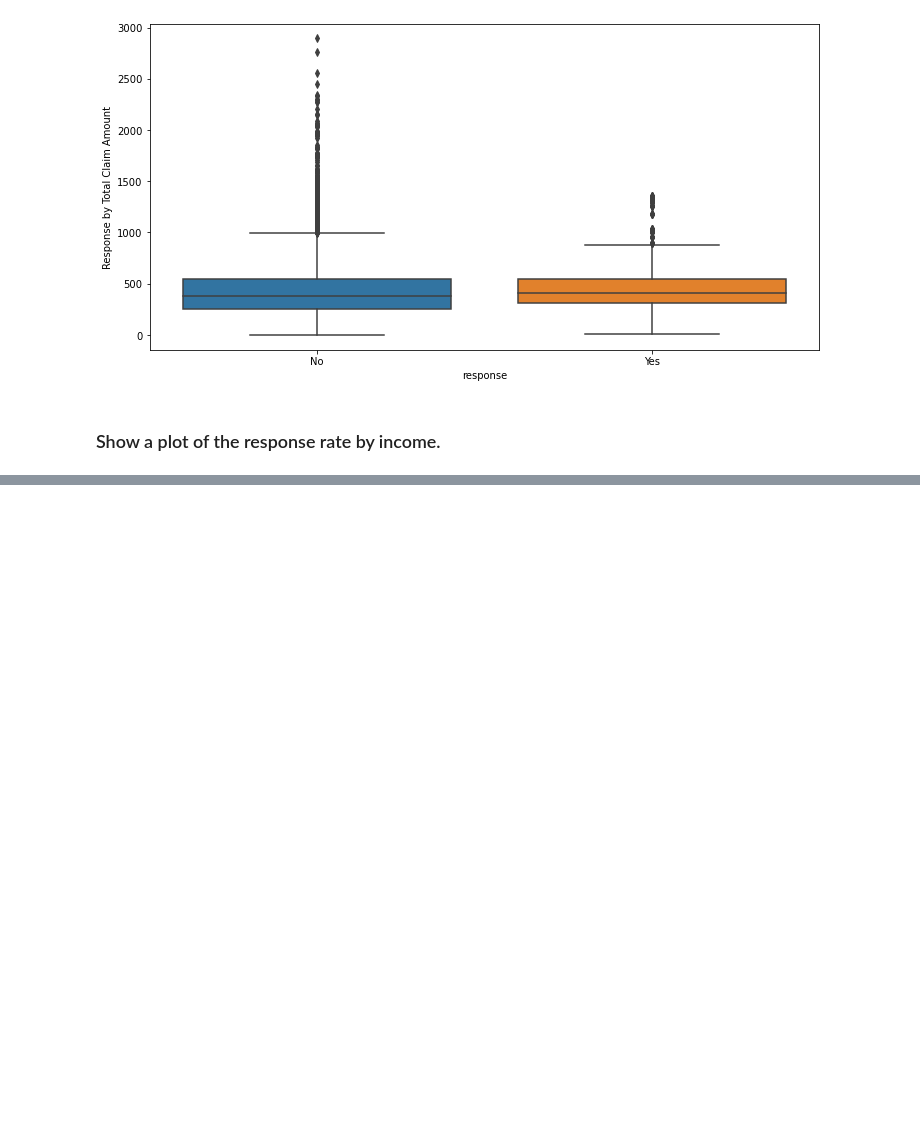
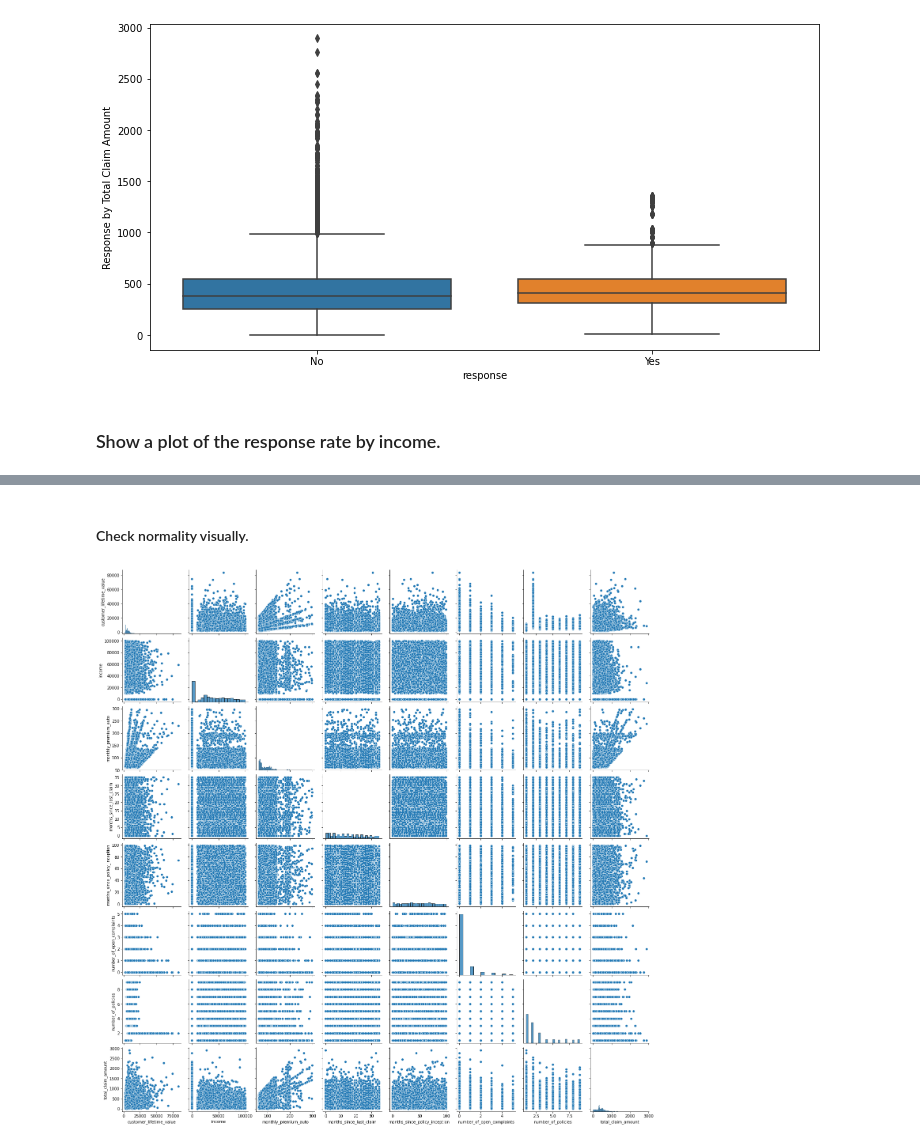
Before and after one commit to AdnStart/Bootcamp_Labs_solutions, a Jupyter notebook: Labs_Solutions/Pandas/Lab_Customer_Analysis_Case_Study.ipynb, the cells around one changed output, grey strips where cells are left out. Cells and saved outputs as stored; diff of their text form; code cells hidden in the pictures; blank space fills up the shorter version.

```diff
--- a/Labs_Solutions/Pandas/Lab_Customer_Analysis_Case_Study.ipynb
+++ b/Labs_Solutions/Pandas/Lab_Customer_Analysis_Case_Study.ipynb
@@ -83,0 +113,7 @@ plt.show()
+# %% [markdown]
+#### Check normality visually.
+# %%
+sns.pairplot(customers_df)
+plt.show()
+# %% [output]
+[figure, added]
```
Also changed, not shown: parts of 22 cells of this notebook.
